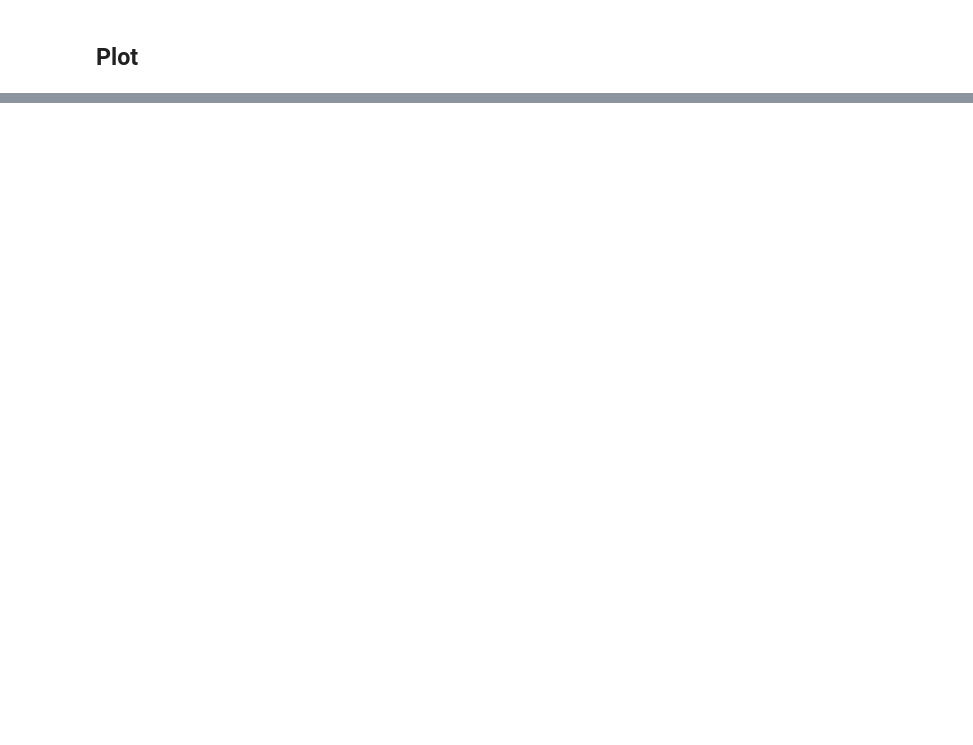
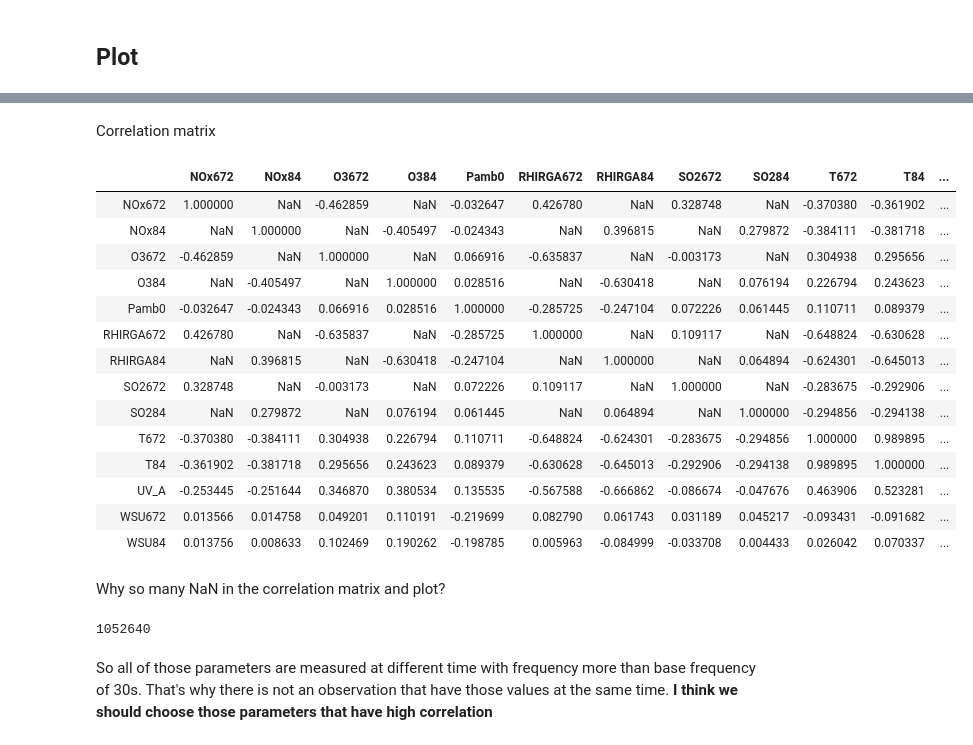
Before and after one commit to vietle94/NPF-smearII, a Jupyter notebook: Project.ipynb, the cells around one changed output, grey strips where cells are left out. Cells and saved outputs as stored; diff of their text form; code cells hidden in the pictures; blank space fills up the shorter version.

```diff
--- a/Project.ipynb
+++ b/Project.ipynb
@@ -144,0 +118,29 @@ fig.subplots_adjust(left=None, bottom=None, right=None, top=None, wspace=None, h
+# %% [markdown]
+Correlation matrix
+# %%
+df.corr()
+# %% [output]
+|  | NOx672 | NOx84 | O3672 | O384 | Pamb0 | RHIRGA672 | RHIRGA84 | SO2672 | SO284 | T672 | T84 | ... |
+| NOx672 | 1.000000 | NaN | -0.462859 | NaN | -0.032647 | 0.426780 | NaN | 0.328748 | NaN | -0.370380 | -0.361902 | ... |
+| NOx84 | NaN | 1.000000 | NaN | -0.405497 | -0.024343 | NaN | 0.396815 | NaN | 0.279872 | -0.384111 | -0.381718 | ... |
+| O3672 | -0.462859 | NaN | 1.000000 | NaN | 0.066916 | -0.635837 | NaN | -0.003173 | NaN | 0.304938 | 0.295656 | ... |
+| O384 | NaN | -0.405497 | NaN | 1.000000 | 0.028516 | NaN | -0.630418 | NaN | 0.076194 | 0.226794 | 0.243623 | ... |
+| Pamb0 | -0.032647 | -0.024343 | 0.066916 | 0.028516 | 1.000000 | -0.285725 | -0.247104 | 0.072226 | 0.061445 | 0.110711 | 0.089379 | ... |
+| RHIRGA672 | 0.426780 | NaN | -0.635837 | NaN | -0.285725 | 1.000000 | NaN | 0.109117 | NaN | -0.648824 | -0.630628 | ... |
+| RHIRGA84 | NaN | 0.396815 | NaN | -0.630418 | -0.247104 | NaN | 1.000000 | NaN | 0.064894 | -0.624301 | -0.645013 | ... |
+| SO2672 | 0.328748 | NaN | -0.003173 | NaN | 0.072226 | 0.109117 | NaN | 1.000000 | NaN | -0.283675 | -0.292906 | ... |
+| SO284 | NaN | 0.279872 | NaN | 0.076194 | 0.061445 | NaN | 0.064894 | NaN | 1.000000 | -0.294856 | -0.294138 | ... |
+| T672 | -0.370380 | -0.384111 | 0.304938 | 0.226794 | 0.110711 | -0.648824 | -0.624301 | -0.283675 | -0.294856 | 1.000000 | 0.989895 | ... |
+| T84 | -0.361902 | -0.381718 | 0.295656 | 0.243623 | 0.089379 | -0.630628 | -0.645013 | -0.292906 | -0.294138 | 0.989895 | 1.000000 | ... |
+| UV_A | -0.253445 | -0.251644 | 0.346870 | 0.380534 | 0.135535 | -0.567588 | -0.666862 | -0.086674 | -0.047676 | 0.463906 | 0.523281 | ... |
+| WSU672 | 0.013566 | 0.014758 | 0.049201 | 0.110191 | -0.219699 | 0.082790 | 0.061743 | 0.031189 | 0.045217 | -0.093431 | -0.091682 | ... |
+| WSU84 | 0.013756 | 0.008633 | 0.102469 | 0.190262 | -0.198785 | 0.005963 | -0.084999 | -0.033708 | 0.004433 | 0.026042 | 0.070337 | ... |
+# %% [markdown]
+Why so many NaN in the correlation matrix and plot?
+# %%
+(df.NOx672 + df.NOx84).isna().sum()
+# %% [output]
+1052640
+# %% [markdown]
+So all of those parameters are measured at different time with frequency more than base frequency of 30s. That's why there is not an observation that have those values at the same time.
+<b> I think we should choose those parameters that have high correlation</b>
```
Also changed, not shown: parts of 57 cells of this notebook, 2 other files.
